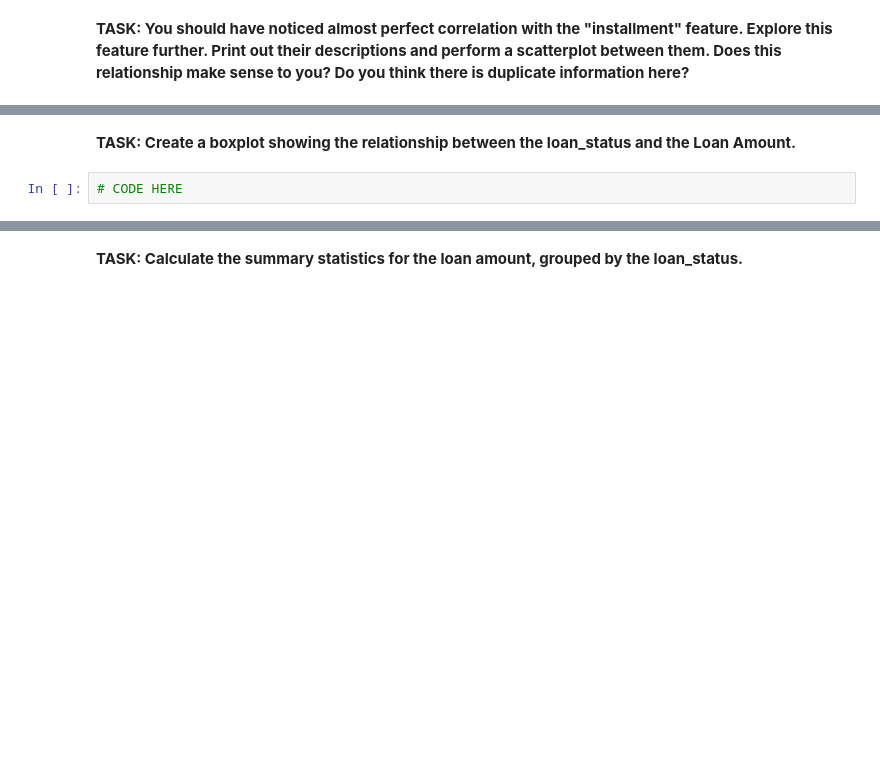
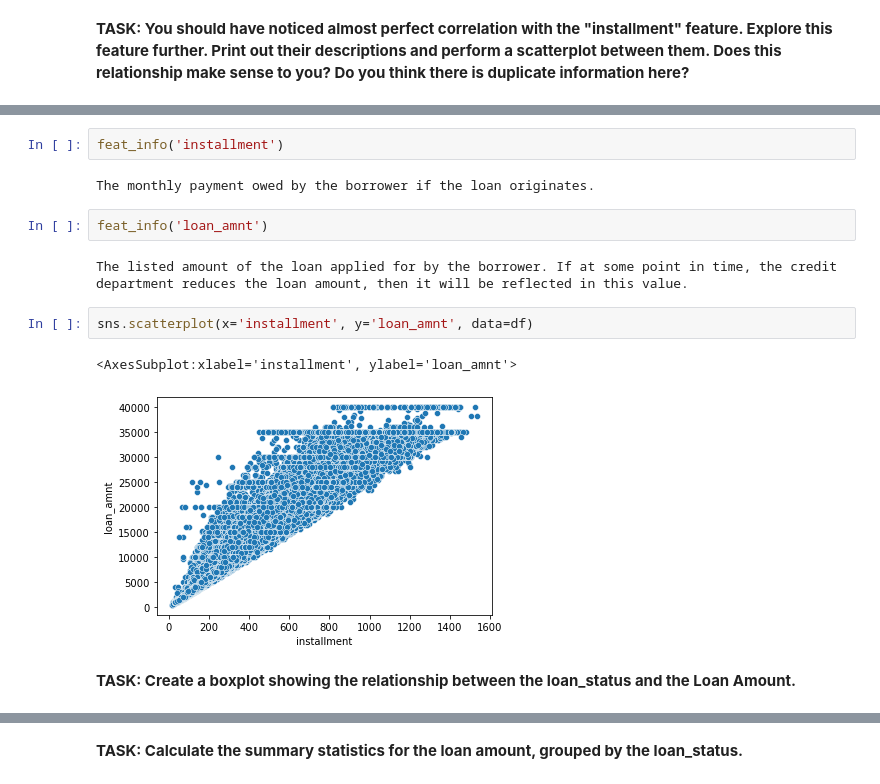
Before and after one commit to xkrystiandutka/DataScience, a Jupyter notebook: NeuralNetworks&DeepLearning/KerasProjectExercise.ipynb, the cells around one changed output, grey strips where cells are left out. Cells and saved outputs as stored; diff of their text form; blank space fills up the shorter version.

```diff
--- a/NeuralNetworks&DeepLearning/KerasProjectExercise.ipynb
+++ b/NeuralNetworks&DeepLearning/KerasProjectExercise.ipynb
@@ -301,4 +288,15 @@ The listed amount of the loan applied for by the borrower. If at some point in t
+# %%
+feat_info('installment')
+# %% [output]
+The monthly payment owed by the borrower if the loan originates.
+# %%
+feat_info('loan_amnt')
+# %% [output]
+The listed amount of the loan applied for by the borrower. If at some point in time, the credit department reduces the loan amount, then it will be reflected in this value.
+# %%
+sns.scatterplot(x='installment', y='loan_amnt', data=df)
+# %% [output]
+<AxesSubplot:xlabel='installment', ylabel='loan_amnt'>
+[figure, added]
 # %% [markdown]
 **TASK: Create a boxplot showing the relationship between the loan_status and the Loan Amount.**
-# %%
-# CODE HERE
```
Also changed, not shown: parts of 48 cells of this notebook.
